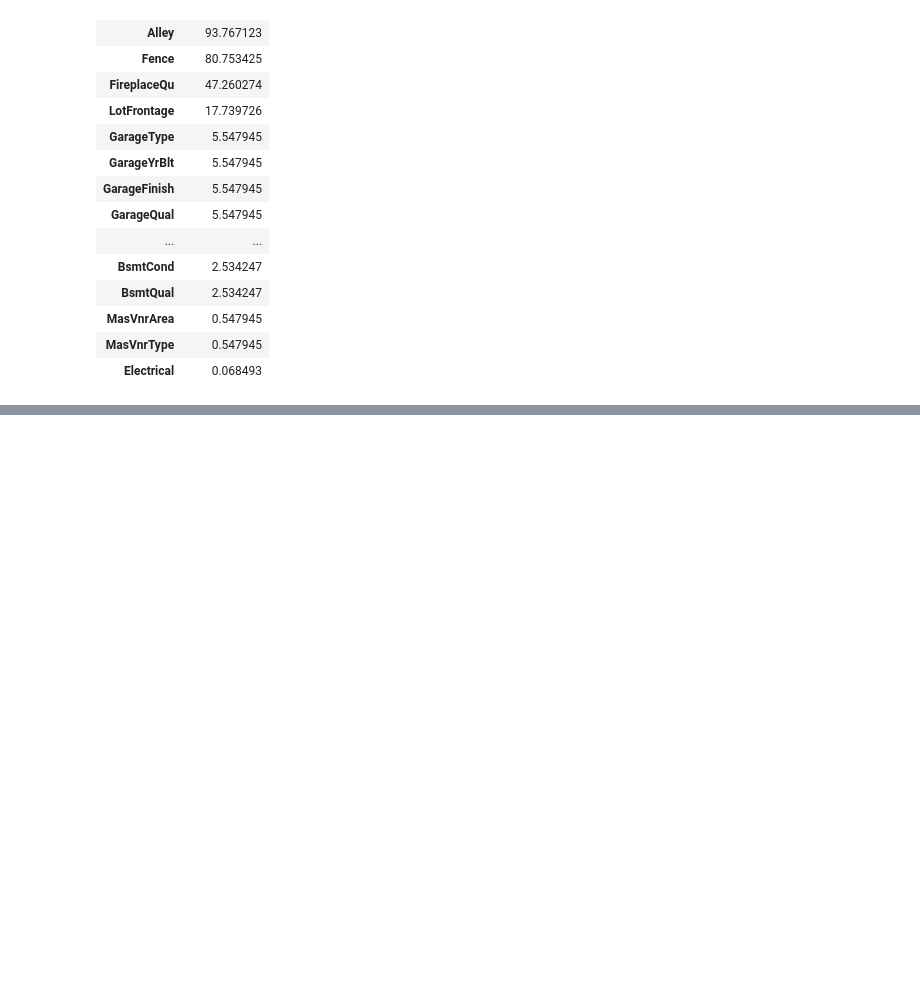
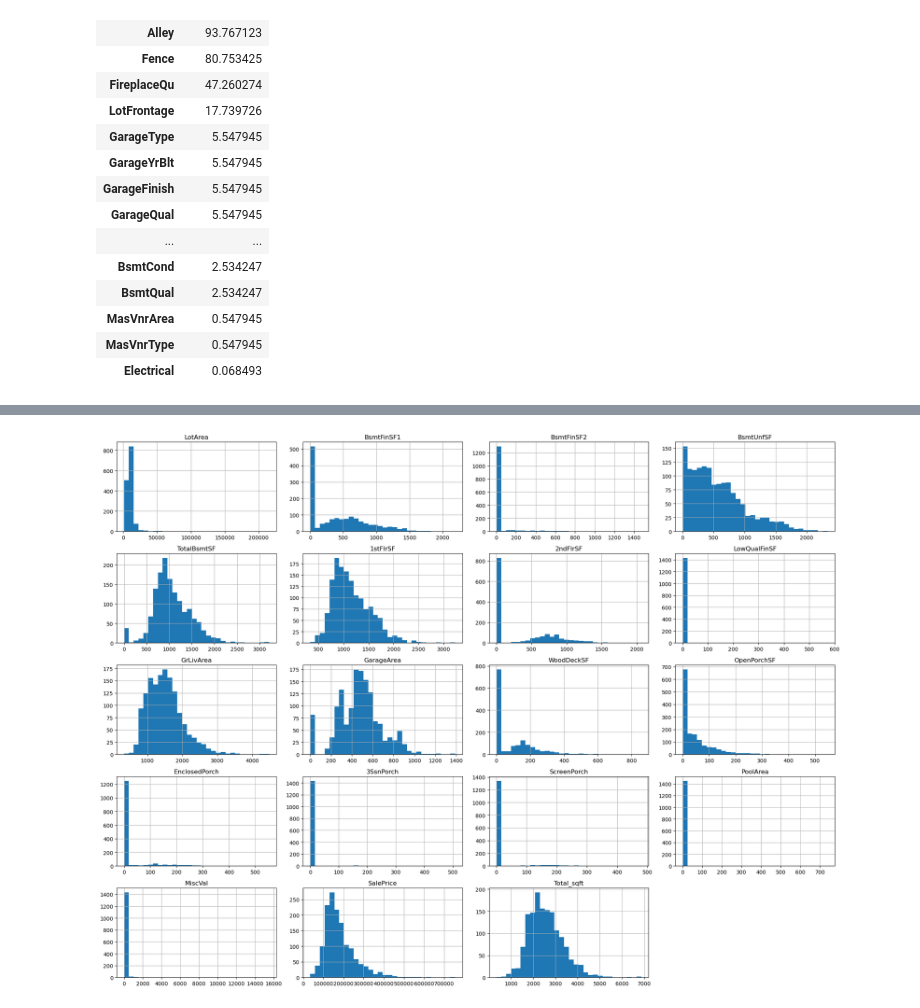
Before and after one commit to arfat122/Machine-Learning, a Jupyter notebook: Linear Regression.ipynb, the cells around one changed output, grey strips where cells are left out. Cells and saved outputs as stored; diff of their text form; code cells hidden in the pictures; blank space fills up the shorter version.

```diff
--- a/Linear Regression.ipynb
+++ b/Linear Regression.ipynb
@@ -71,0 +217,3 @@ missing_data.head(20)
+# %%
+# Removing Outliers
+data.drop(data[data['Total_sqft'] > 7000].index, inplace=True)
@@ -71,0 +231,10 @@ missing_data.head(20)
+# %%
+categorical_features = ['MSSubClass', 'MSZoning', 'Street', 'Alley', 'LotShape', 'LandContour',
+       'Utilities', 'LotConfig', 'LandSlope', 'Neighborhood', 'Condition1',
+       'Condition2', 'BldgType', 'HouseStyle',
+       'RoofStyle', 'RoofMatl', 'Exterior1st', 'Exterior2nd', 'MasVnrType',
+       'ExterQual', 'ExterCond', 'Foundation', 'BsmtQual', 'BsmtCond',
+       'BsmtExposure', 'BsmtFinType1', 'BsmtFinType2', 'Heating', 'HeatingQC',
+       'CentralAir', 'Electrical', 'KitchenQual', 'Functional', 'FireplaceQu',
+       'GarageType', 'GarageFinish', 'GarageQual', 'GarageCond', 'PavedDrive',
+       'PoolQC', 'Fence', 'MiscFeature', 'SaleType', 'SaleCondition']
@@ -71,0 +243,5 @@ missing_data.head(20)
+# %%
+le = LabelEncoder()
+# %%
+for feature in categorical_features:
+    data[feature] = le.fit_transform(data[feature])
@@ -71,0 +273,6 @@ missing_data.head(20)
+# %%
+data[numerical_features].hist(bins=30, figsize=(20, 15))
+plt.tight_layout()
+plt.show()
+# %% [output]
+[figure, added]
```
Also changed, not shown: parts of 41 cells of this notebook, 1 other file.
